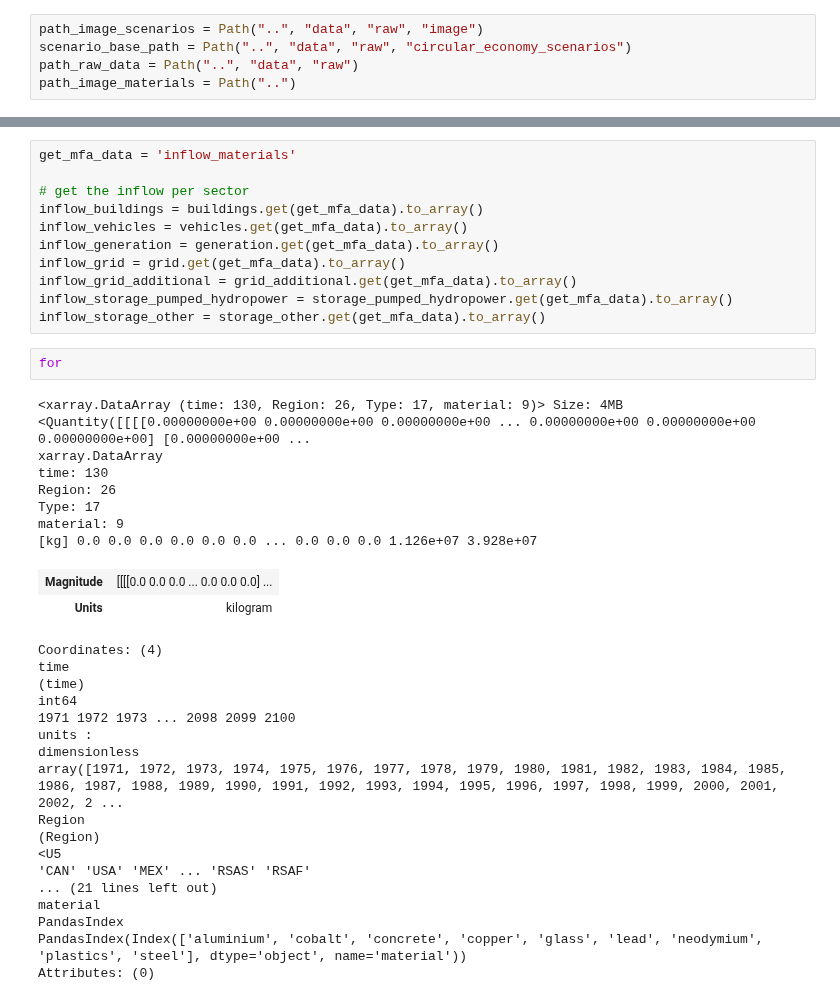
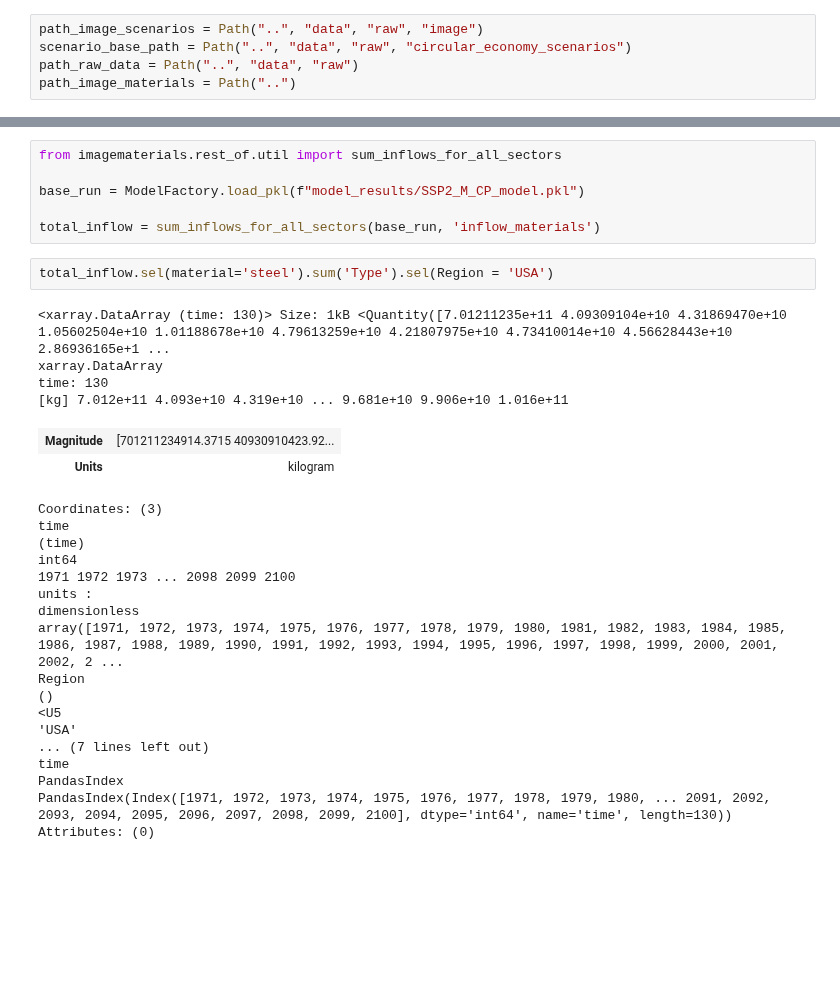
Before and after one commit to imagepbl/image-materials, a Jupyter notebook: examples/rest_of.ipynb, the cells around one changed output, grey strips where cells are left out. Cells and saved outputs as stored; diff of their text form; blank space fills up the shorter version.

```diff
--- a/examples/rest_of.ipynb
+++ b/examples/rest_of.ipynb
@@ -220,40 +139,32 @@ all_models = {'buildings': buildings,
-# %%
-get_mfa_data = 'inflow_materials'
-
-# get the inflow per sector
-inflow_buildings = buildings.get(get_mfa_data).to_array()
-inflow_vehicles = vehicles.get(get_mfa_data).to_array()
-inflow_generation = generation.get(get_mfa_data).to_array()
-inflow_grid = grid.get(get_mfa_data).to_array()
-inflow_grid_additional = grid_additional.get(get_mfa_data).to_array()
-inflow_storage_pumped_hydropower = storage_pumped_hydropower.get(get_mfa_data).to_array()
-inflow_storage_other = storage_other.get(get_mfa_data).to_array()
-# %%
-for
-# %% [output]
-<xarray.DataArray (time: 130, Region: 26, Type: 17, material: 9)> Size: 4MB <Quantity([[[[0.00000000e+00 0.00000000e+00 0.00000000e+00 ... 0.00000000e+00 0.00000000e+00 0.00000000e+00] [0.00000000e+00 ...
-xarray.DataArray
-time: 130
-Region: 26
-Type: 17
-material: 9
-[kg] 0.0 0.0 0.0 0.0 0.0 0.0 ... 0.0 0.0 0.0 1.126e+07 3.928e+07
-| Magnitude | [[[[0.0 0.0 0.0 ... 0.0 0.0 0.0] ... |
-| Units | kilogram |
-Coordinates: (4)
-time
-(time)
-int64
-1971 1972 1973 ... 2098 2099 2100
-units :
-dimensionless
-array([1971, 1972, 1973, 1974, 1975, 1976, 1977, 1978, 1979, 1980, 1981, 1982, 1983, 1984, 1985, 1986, 1987, 1988, 1989, 1990, 1991, 1992, 1993, 1994, 1995, 1996, 1997, 1998, 1999, 2000, 2001, 2002, 2 ...
-Region
-(Region)
-<U5
-'CAN' 'USA' 'MEX' ... 'RSAS' 'RSAF'
-... (21 lines left out)
-material
-PandasIndex
-PandasIndex(Index(['aluminium', 'cobalt', 'concrete', 'copper', 'glass', 'lead', 'neodymium', 'plastics', 'steel'], dtype='object', name='material'))
-Attributes: (0)
+# %%
+from imagematerials.rest_of.util import sum_inflows_for_all_sectors
+
+base_run = ModelFactory.load_pkl(f"model_results/SSP2_M_CP_model.pkl")
+
+total_inflow = sum_inflows_for_all_sectors(base_run, 'inflow_materials')
+# %%
+total_inflow.sel(material='steel').sum('Type').sel(Region = 'USA')
+# %% [output]
+<xarray.DataArray (time: 130)> Size: 1kB <Quantity([7.01211235e+11 4.09309104e+10 4.31869470e+10 1.05602504e+10 1.01188678e+10 4.79613259e+10 4.21807975e+10 4.73410014e+10 4.56628443e+10 2.86936165e+1 ...
+xarray.DataArray
+time: 130
+[kg] 7.012e+11 4.093e+10 4.319e+10 ... 9.681e+10 9.906e+10 1.016e+11
+| Magnitude | [701211234914.3715 40930910423.92... |
+| Units | kilogram |
+Coordinates: (3)
+time
+(time)
+int64
+1971 1972 1973 ... 2098 2099 2100
+units :
+dimensionless
+array([1971, 1972, 1973, 1974, 1975, 1976, 1977, 1978, 1979, 1980, 1981, 1982, 1983, 1984, 1985, 1986, 1987, 1988, 1989, 1990, 1991, 1992, 1993, 1994, 1995, 1996, 1997, 1998, 1999, 2000, 2001, 2002, 2 ...
+Region
+()
+<U5
+'USA'
+... (7 lines left out)
+time
+PandasIndex
+PandasIndex(Index([1971, 1972, 1973, 1974, 1975, 1976, 1977, 1978, 1979, 1980, ... 2091, 2092, 2093, 2094, 2095, 2096, 2097, 2098, 2099, 2100], dtype='int64', name='time', length=130))
+Attributes: (0)
```
Also changed, not shown: parts of 12 cells of this notebook, 4 other files.
